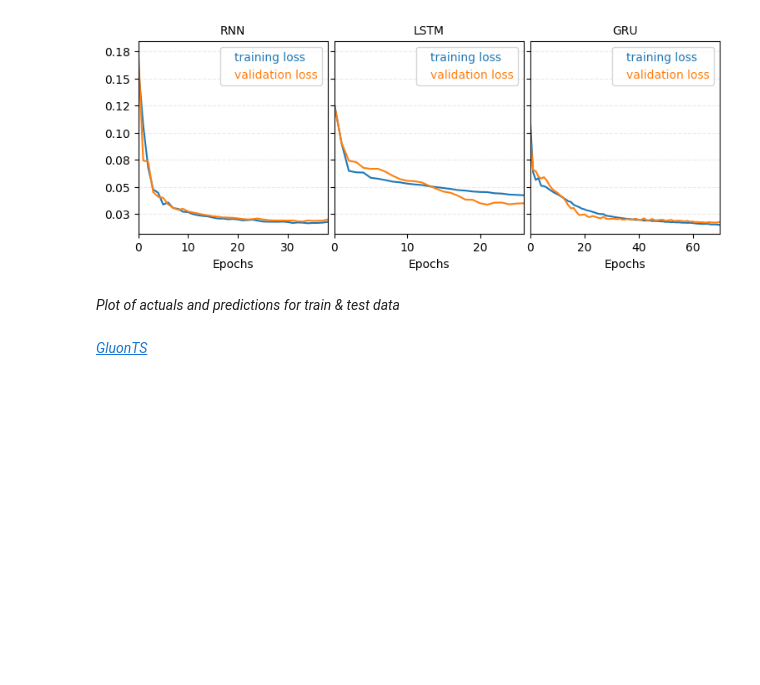
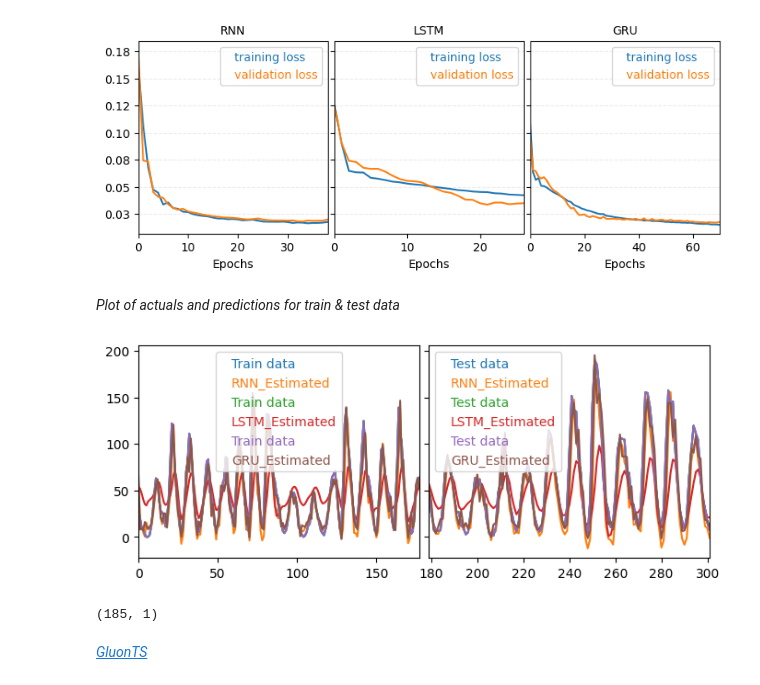
Before and after one commit to RezaSaadatyar/Deep-Learning-in-python, a Jupyter notebook: New folder/Code/App 1.ipynb, the cells around one changed output. Drawn from its saved outputs; the diff is of its cells as text; code cells hidden in the pictures; blank space fills up the shorter version.

```diff
--- a/New folder/Code/App 1.ipynb
+++ b/New folder/Code/App 1.ipynb
@@ -92,24 +92,24 @@ def sequences_data(data, x_steps=6, y_steps=2, train_size=0.7, nfeatures=1):
 
     x_test = x_test.reshape((x_test.shape[0], x_test.shape[1], 1))
 
-    return x_train, y_train, x_test, y_test, dat_train, dat_test, mod
+    return x_train, y_train, x_test, y_test, mod
 
 # ============================================= Plot prediction ======================================================
-def plot_prediction(data_train, data_test, pred_train, pred_test, mod):
+# def plot_prediction(data_train, data_test, pred_train, pred_test, mod):
 
-    _, axs = plt.subplots(nrows=1, ncols=2, sharey='row', figsize=(8, 3))
-    # axs[0].plot(data.iloc[0:pred_train.shape[0],:], label='Train data')
-    axs[0].plot(data_train, label='Train data')
-    axs[0].plot(data_train.index[:pred_train.shape[0]], mod.inverse_transform(pred_train[:,0].reshape(-1,1)), label='Estimate')
-    axs[0].legend(fontsize=10, ncol=1, loc='best', labelcolor='linecolor', handlelength=0)
+#     _, axs = plt.subplots(nrows=1, ncols=2, sharey='row', figsize=(8, 3))
+#     # axs[0].plot(data.iloc[0:pred_train.shape[0],:], label='Train data')
+#     axs[0].plot(data_train, label='Train data')
+#     axs[0].plot(data_train.index[:pred_train.shape[0]], mod.inverse_transform(pred_train[:,0].reshape(-1,1)), label='Estimate')
+#     axs[0].legend(fontsize=10, ncol=1, loc='best', labelcolor='linecolor', handlelength=0)
 
-    axs[1].plot(data_test, label='Test data')
-    axs[1].plot(data_test.index[:pred_test.shape[0]:], mod.inverse_transform(pred_test[:,0].reshape(-1,1)), label='Estimate')
-    axs[1].legend(fontsize=10, ncol=1, loc='best', labelcolor='linecolor', handlelength=0)
+#     axs[1].plot(data_test, label='Test data')
+#     axs[1].plot(data_test.index[:pred_test.shape[0]:], mod.inverse_transform(pred_test[:,0].reshape(-1,1)), label='Estimate')
+#     axs[1].legend(fontsize=10, ncol=1, loc='best', labelcolor='linecolor', handlelength=0)
 
-    axs[0].autoscale(enable=True, axis="x",tight=True)
-    axs[1].autoscale(enable=True, axis="x",tight=True)
-    plt.subplots_adjust(wspace=0.04, hspace=0.2)
+#     axs[0].autoscale(enable=True, axis="x",tight=True)
+#     axs[1].autoscale(enable=True, axis="x",tight=True)
+#     plt.subplots_adjust(wspace=0.04, hspace=0.2)
 
 # ====================================== Plot loss for train & test ==================================================
 def plot_loss(train_model, axs, title=None):
@@ -162,7 +162,7 @@ axs.autoscale(enable=True, axis="x",tight=True)
 # %%
 x_steps = 6
 y_steps = 2
-x_train, y_train, x_test, y_test, data_train, data_test, mod = sequences_data(data, x_steps, y_steps, train_size=0.6, nfeatures=1)
+x_train, y_train, x_test, y_test, data_train, data_test, mod = sequences_data(data, x_steps, y_steps, .6train_size=0, nfeatures=1)
 # %% [markdown]
 *Step 3: Creating the Simple [RNN](https://www.tensorflow.org/api_docs/python/tf/keras/layers/SimpleRNN) Model using:*<br/>
 [Sequential model](https://keras.io/guides/sequential_model/)<br/>
@@ -359,0 +358,7 @@ plot_prediction(data_train, data_test, pred_train, pred_test, mod)
+# %%
+_, axs = plt.subplots(nrows=1, ncols=2, sharey='row', figsize=(8, 3))
+plot_prediction(y_train, y_test, rnn_pred_train, rnn_pred_test, mod, axs, title='RNN_Estimated')
+plot_prediction(y_train, y_test, lstm_pred_train, lstm_pred_test, mod, axs, title='LSTM_Estimated')
+plot_prediction(y_train, y_test, gru_pred_train, gru_pred_test, mod, axs, title='GRU_Estimated')
+# %% [output]
+[figure, added]
@@ -359,0 +381,4 @@ plot_prediction(data_train, data_test, pred_train, pred_test, mod)
+# %%
+data_train.shape
+# %% [output]
+(185, 1)
```
Also changed, not shown: parts of 3 cells of this notebook.
